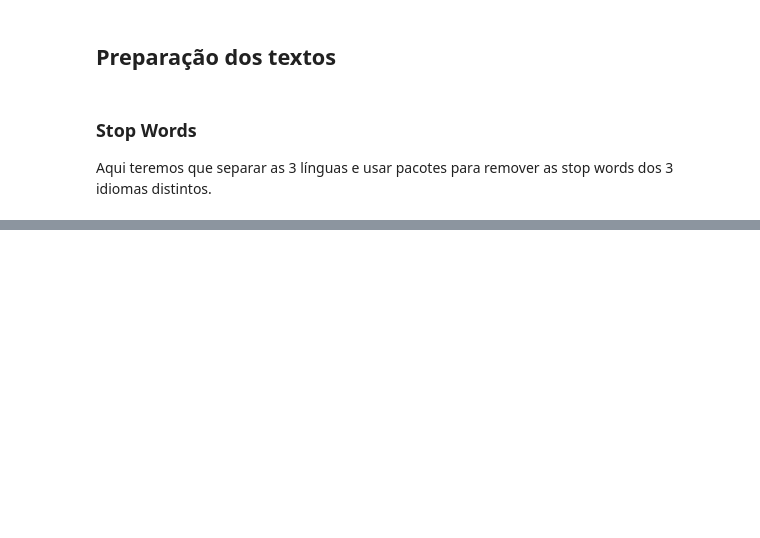
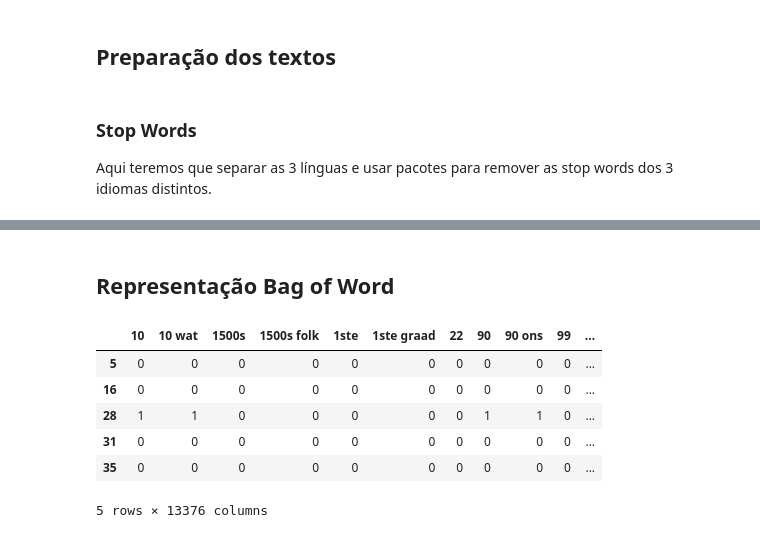
Before and after one commit to ben-hurs/Detector-de-l-ngua, a Jupyter notebook: notebook_detector_de_lingua.ipynb, the cells around one changed output, grey strips where cells are left out. Saved outputs shown, nothing was run; the diff lists cells and outputs as text; code cells hidden in the pictures; blank space fills up the shorter version.

```diff
--- a/notebook_detector_de_lingua.ipynb
+++ b/notebook_detector_de_lingua.ipynb
@@ -93,0 +131,15 @@ df_holandes = df1[df1['language'] == 'Nederlands']
+# %%
+# Inglês
+with open('stop_words/english_stopwords.txt', 'r', encoding='utf-8') as arquivo:
+    stopwords_lista = arquivo.read().splitlines()
+
+# Função para remover as stop words do texto
+def remover_stopwords(texto):
+    palavras = texto.split()
+    palavras_sem_stopwords = [palavra for palavra in palavras if palavra.lower() not in stopwords_lista]
+    return ' '.join(palavras_sem_stopwords)
+
+
+df_ingles['text'] = df_ingles['text'].apply(remover_stopwords)
+
+df_ingles.head()
@@ -93,0 +158,15 @@ df_holandes = df1[df1['language'] == 'Nederlands']
+# %%
+# Holandês
+with open('stop_words/nederlands_stopwords.txt', 'r', encoding='utf-8') as arquivo:
+    stopwords_lista = arquivo.read().splitlines()
+
+# Função para remover as stop words do texto
+def remover_stopwords(texto):
+    palavras = texto.split()
+    palavras_sem_stopwords = [palavra for palavra in palavras if palavra.lower() not in stopwords_lista]
+    return ' '.join(palavras_sem_stopwords)
+
+
+df_holandes['text'] = df_holandes['text'].apply(remover_stopwords)
+
+df_holandes.head()
@@ -93,0 +187,3 @@ df_holandes = df1[df1['language'] == 'Nederlands']
+# %%
+df_stop = pd.concat([df_africano, df_ingles, df_holandes])
+df_stop
@@ -93,0 +204,20 @@ df_holandes = df1[df1['language'] == 'Nederlands']
+# %% [markdown]
+## Representação Bag of Word
+# %%
+countvec = CountVectorizer(ngram_range = (1,2))
+countvec_data = countvec.fit_transform(df_stop['text'])
+# %%
+# Conversão da matriz esparsa para DataFrame
+df_bow = pd.DataFrame(countvec_data.toarray(),
+                      columns=countvec.get_feature_names_out())
+df_bow.index = df_stop.index
+df_bow = df_bow.join(df_stop[['language']], how='left')
+df_bow.head()
+# %% [output]
+|  | 10 | 10 wat | 1500s | 1500s folk | 1ste | 1ste graad | 22 | 90 | 90 ons | 99 | ... |
+| 5 | 0 | 0 | 0 | 0 | 0 | 0 | 0 | 0 | 0 | 0 | ... |
+| 16 | 0 | 0 | 0 | 0 | 0 | 0 | 0 | 0 | 0 | 0 | ... |
+| 28 | 1 | 1 | 0 | 0 | 0 | 0 | 0 | 1 | 1 | 0 | ... |
+| 31 | 0 | 0 | 0 | 0 | 0 | 0 | 0 | 0 | 0 | 0 | ... |
+| 35 | 0 | 0 | 0 | 0 | 0 | 0 | 0 | 0 | 0 | 0 | ... |
+5 rows × 13376 columns
```
Also changed, not shown: parts of 19 cells of this notebook.
